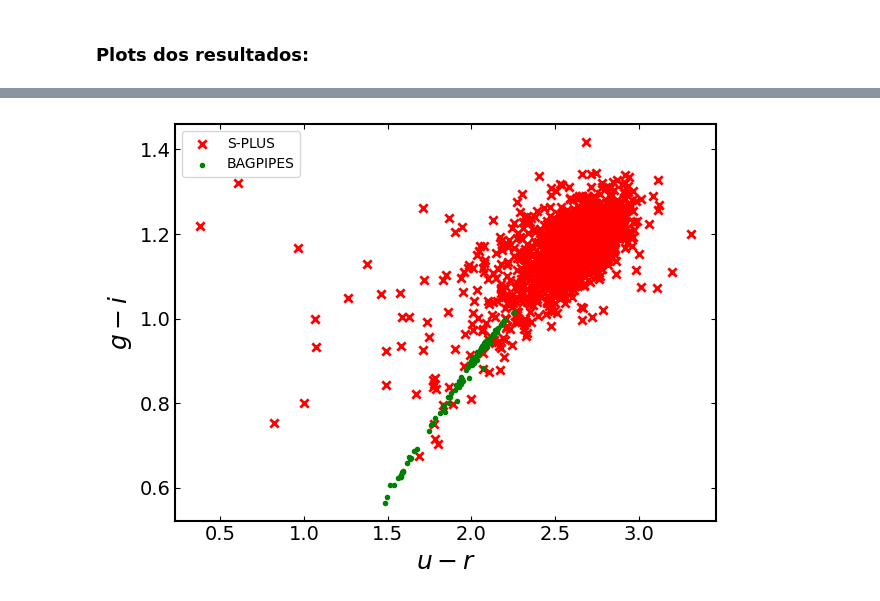
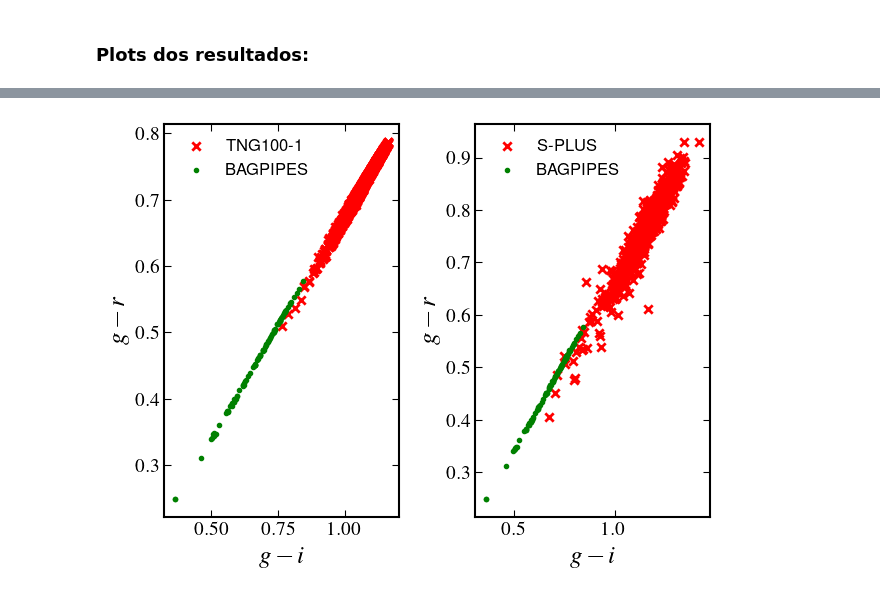
Before and after one commit to pedroand6/Inference4ETGs, a Jupyter notebook: Data/catalogue_estimation.ipynb, the cells around one changed output, grey strips where cells are left out. Saved outputs shown, nothing was run; the diff lists cells and outputs as text; code cells hidden in the pictures.

```diff
--- a/Data/catalogue_estimation.ipynb
+++ b/Data/catalogue_estimation.ipynb
@@ -223,23 +272,23 @@ def plot_mock(mock_data, data, name):
 # Reamostragem dos dados
 mock_data = kernel.resample(10000)
 
-mock_SFR = (mock_data[2, :])[mock_data[2, :] >= 0]
-sfr_mask = (mock_data[2, :] >= 0)
+#mock_SFR = (mock_data[2, :])[mock_data[2, :] >= 0]
+#sfr_mask = (mock_data[2, :] >= 0)
 
-mock_met = mock_data[0, :][sfr_mask]
-mock_mass = (mock_data[1, :])[sfr_mask]
-mock_dispvel = 10**(mock_data[3, :])[sfr_mask]
+mock_met = mock_data[0, :]
+mock_mass = (mock_data[1, :])
+mock_dispvel = 10**(mock_data[2, :])
 
-mock_tau = 10**(mock_data[4, :])[sfr_mask]
-mock_alpha = 10**(mock_data[5, :])[sfr_mask]
-mock_beta = 10**(mock_data[6, :])[sfr_mask]
+mock_tau = 10**(mock_data[3, :])
+mock_alpha = 10**(mock_data[4, :])
+mock_beta = 10**(mock_data[5, :])
 
 # Plot das figuras
 fig = plt.figure(figsize=(14, 12))
 
 plot_mock(mock_met, etg_met, r"Metalicidade $(\log{(Z/Z_{\odot})})$")
 plot_mock(mock_mass, np.log10(etg_massformed), r"$\log{}$(Massa)")
-plot_mock(mock_SFR, etg_SFR, r"SFR $(M_{\odot} / yr)$")
+#plot_mock(mock_SFR, etg_SFR, r"SFR $(M_{\odot} / yr)$")
 plot_mock(mock_dispvel, etg_dispvel, r"Dispersão de Velocidade $(km/s)$")
 
 plt.tight_layout()
@@ -321,22 +402,36 @@ mock_photometry = np.array([mock_photo_u, mock_photo_g, mock_photo_r, mock_photo
 
 def flux_to_mag(flux):
     "Fluxo em microjansky para magnitude AB"
-    mag = 23.9 - 2.5 * np.log10(flux)
-    return mag
+    mag_ab = -2.5 * np.log10(flux) + 23.9
+    return mag_ab
 
 mock_magnitudes = np.array([flux_to_mag(flux) for flux in mock_photometry.T])
 # %%
-plt.scatter(filtered_etgs['u_auto'] - filtered_etgs['r_auto'], filtered_etgs['g_auto'] - filtered_etgs['i_auto'],
+plt.subplot(1, 2, 1)
+plt.scatter(etg_table['g'] - etg_table['i'], etg_table['g'] - etg_table['r'],
+            c="red", marker="x", label="TNG100-1")
+
+plt.scatter(mock_magnitudes[1] - mock_magnitudes[3], mock_magnitudes[1] - mock_magnitudes[2],
+            c="green", marker=".", label="BAGPIPES")
+
+plt.xlabel(r"$g - i$")
+plt.ylabel(r"$g - r$")
+
+plt.legend()
+
+plt.subplot(1, 2, 2)
+plt.scatter(splus_data['g_auto'] - splus_data['i_auto'], splus_data['g_auto'] - splus_data['r_auto'],
             c="red", marker="x", label="S-PLUS")
 
-plt.scatter(mock_magnitudes[0] - mock_magnitudes[2], mock_magnitudes[1] - mock_magnitudes[3],
+plt.scatter(mock_magnitudes[1] - mock_magnitudes[3], mock_magnitudes[1] - mock_magnitudes[2],
             c="green", marker=".", label="BAGPIPES")
 
-plt.xlabel(r"$u - r$")
-plt.ylabel(r"$g - i$")
+plt.xlabel(r"$g - i$")
+plt.ylabel(r"$g - r$")
 
 plt.legend()
+
 plt.tight_layout()
 plt.show()
 # %% [output]
-[figure, old version]
+[figure, new version]
```
Also changed, not shown: parts of 16 cells of this notebook, 4 other files.
